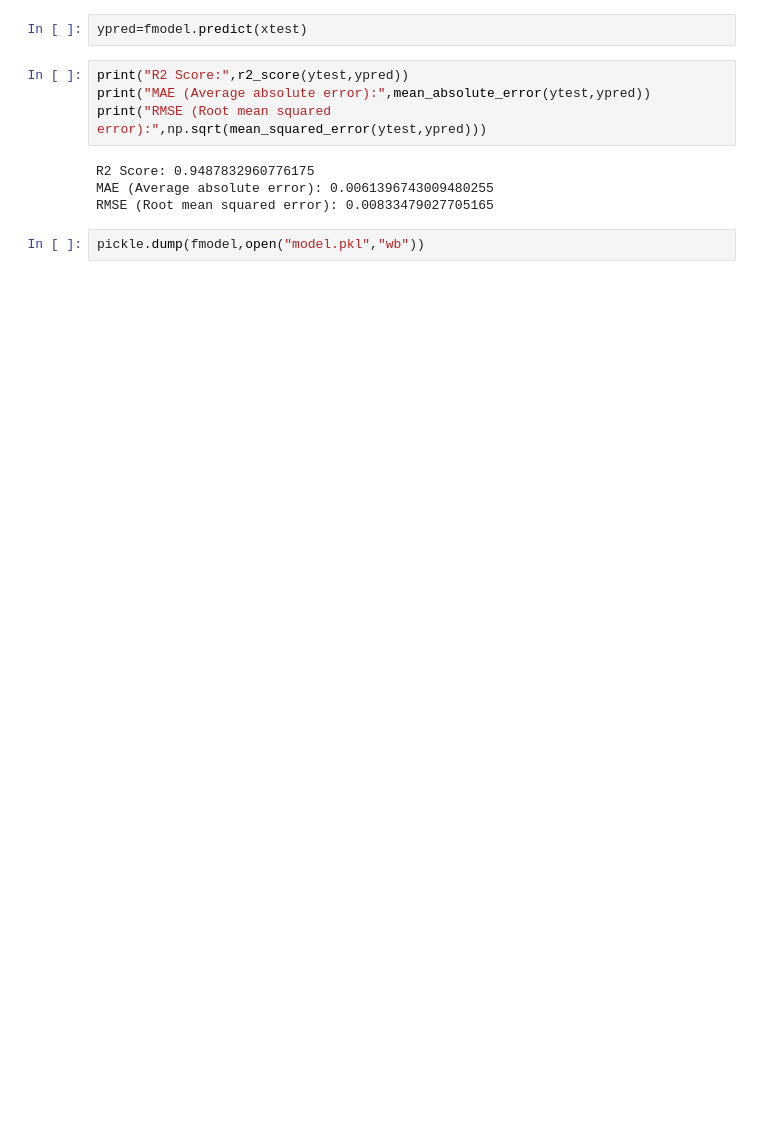
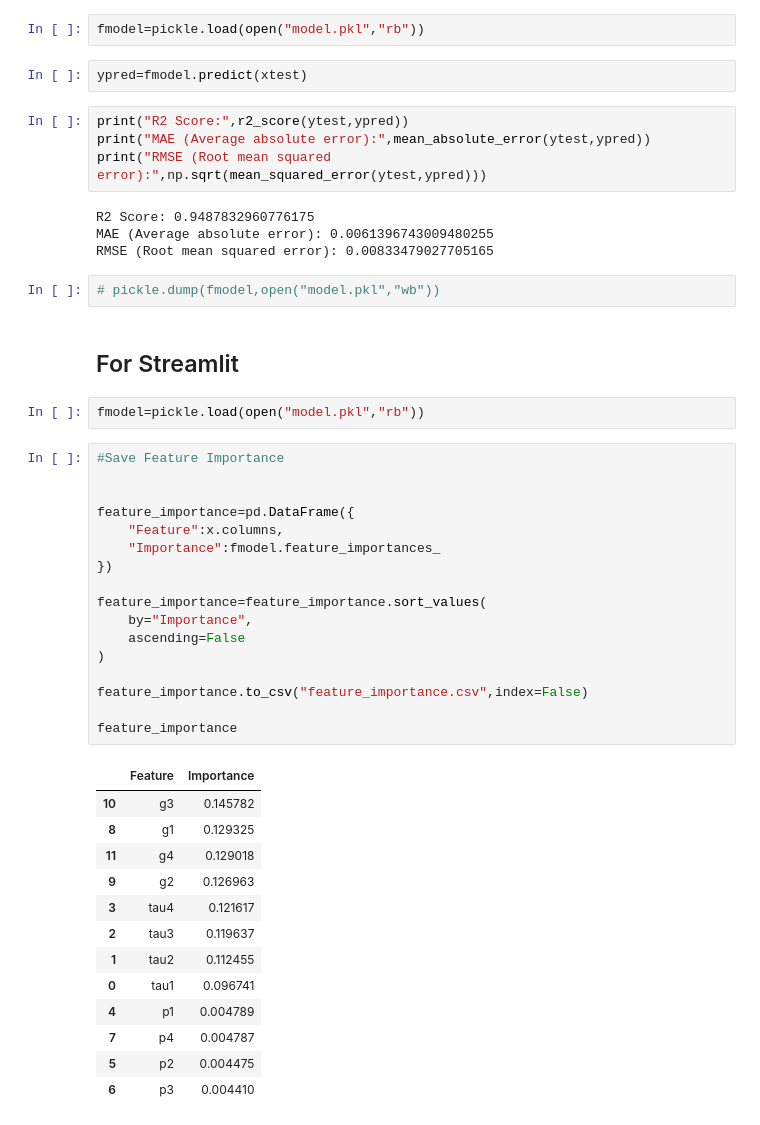
Before and after one commit to waseemvpds/Power_Grid_Stability_Prediction_Using_Machine_Learning, a Jupyter notebook: Model.ipynb, the cells around one changed output. Saved outputs shown, nothing was run; the diff lists cells and outputs as text; blank space fills up the shorter version.

```diff
--- a/Model.ipynb
+++ b/Model.ipynb
@@ -414,3 +358,5 @@ XGBRegressor(base_score=None, booster=None, callbacks=None,
+# %%
+fmodel=pickle.load(open("model.pkl","rb"))
 # %%
 ypred=fmodel.predict(xtest)
 # %%
@@ -422,4 +368,39 @@ R2 Score: 0.9487832960776175
 MAE (Average absolute error): 0.0061396743009480255
 RMSE (Root mean squared error): 0.00833479027705165
 # %%
-pickle.dump(fmodel,open("model.pkl","wb"))
+# pickle.dump(fmodel,open("model.pkl","wb"))
+# %% [markdown]
+## For Streamlit
+# %%
+fmodel=pickle.load(open("model.pkl","rb"))
+# %%
+#Save Feature Importance
+
+
+feature_importance=pd.DataFrame({
+    "Feature":x.columns,
+    "Importance":fmodel.feature_importances_
+})
+
+feature_importance=feature_importance.sort_values(
+    by="Importance",
+    ascending=False
+)
+
+feature_importance.to_csv("feature_importance.csv",index=False)
+
+feature_importance
+# %% [output]
+|  | Feature | Importance |
+| 10 | g3 | 0.145782 |
+| 8 | g1 | 0.129325 |
+| 11 | g4 | 0.129018 |
+| 9 | g2 | 0.126963 |
+| 3 | tau4 | 0.121617 |
+| 2 | tau3 | 0.119637 |
+| 1 | tau2 | 0.112455 |
+| 0 | tau1 | 0.096741 |
+| 4 | p1 | 0.004789 |
+| 7 | p4 | 0.004787 |
+| 5 | p2 | 0.004475 |
+| 6 | p3 | 0.004410 |
```
Also changed, not shown: parts of 12 cells of this notebook, 16 other files.
